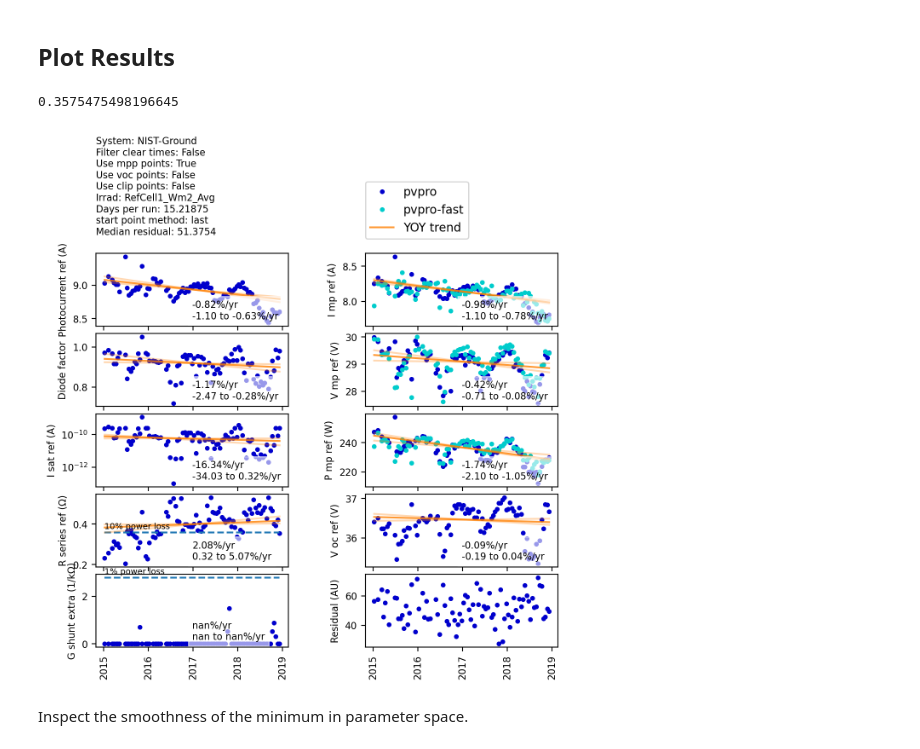
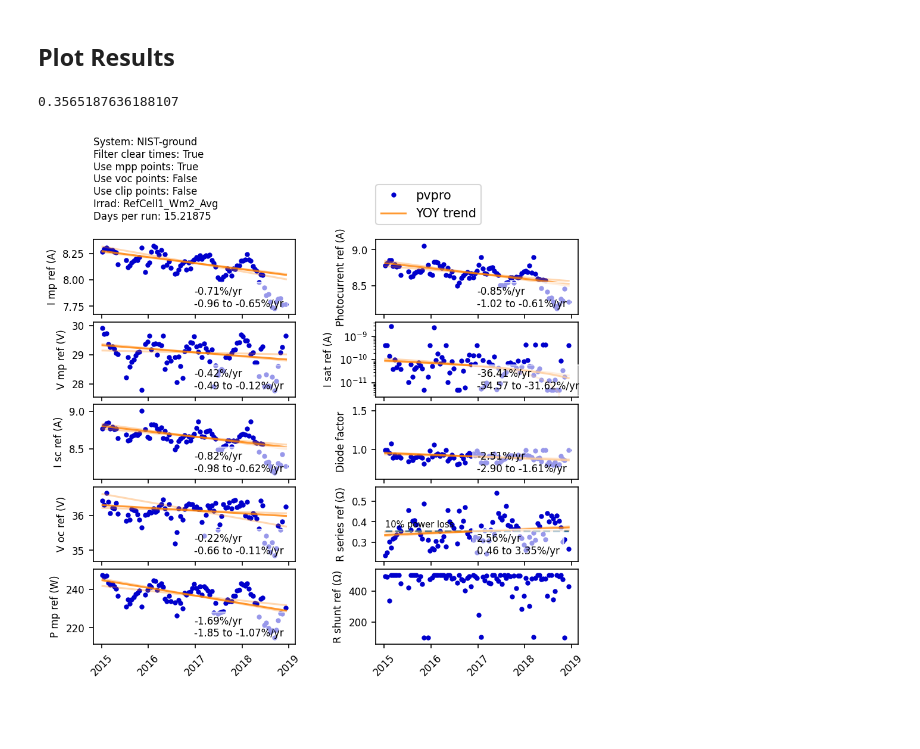
Before and after one commit to DuraMAT/pvpro, a Jupyter notebook: examples/NIST16_analyze.ipynb, the cells around one changed output. Saved outputs shown, nothing was run; the diff lists cells and outputs as text; code cells hidden in the pictures; blank space fills up the shorter version.

Commit message:
Update example of NIST analysis

```diff
--- a/examples/NIST16_analyze.ipynb
+++ b/examples/NIST16_analyze.ipynb
@@ -326,7 +389,7 @@ pvp = PvProHandler(df=pre.df,
                    modules_per_string=modules_per_string,
                    parallel_strings=parallel_strings,
                    resistance_shunt_ref=module['R_sh_ref'],
-                   system_name='NIST-Ground'
+                   system_name=sys_name
                   )
 # %%
 boolean_mask = np.logical_or.reduce((np.logical_and.reduce((
@@ -376,4 +433,7 @@ nNsVth_ref                 1.587666e+00
 dtype: float64
+# %%
+pvp.df['band_gap_ref'] = band_gap
+pvp.df['dEgdT'] = dEgdT
 # %% [markdown]
 Inspect the startpoint.
 # %%
@@ -390,12 +450,13 @@ hyperparams = {
     'use_voc_points': False,
     'use_mpp_points': True,
     'use_clip_points': False,
+    #'diode_factor': pvp.p0['diode_factor'], # no optimize of diode factor
     'method': 'minimize',
     'solver': 'L-BFGS-B',
     'days_per_run': 365.25/24,
     'iterations_per_year': 24,
     'start_point_method': 'last',
-    'save_figs_directory': save_figs_directory,
+    'saturation_current_multistart': [1],
     'plot_imp_max': 10,
     'plot_vmp_max': 45,
     'save_figs': False,
@@ -454,7 +540,7 @@ pfit.index = pd.to_datetime(pfit['t_start'])
 pfit['t_start'] = pd.to_datetime(pfit['t_start'])
 
 pfit.dropna(inplace=True)
-pfit = pfit[pfit['residual'] < np.percentile(pfit['residual'],95)]
+pfit = pfit[pfit['residual'] < np.percentile(pfit['residual'],99)]
 pfit.to_csv('results_NIST/{}_{}_results.csv'.format(pvp.system_name, date_saved),
            index=False)
 
@@ -466,20 +552,23 @@ yoy_result = analyze_yoy(pfit)
 # %%
 
 
 extra_text = 'System: {}\n'.format(pvp.system_name) + \
                  'Filter clear times: {}\n'.format(filter_clear_time) + \
                  'Use mpp points: {}\n'.format(hyperparams['use_mpp_points']) + \
                  'Use voc points: {}\n'.format(hyperparams['use_voc_points']) + \
                  'Use clip points: {}\n'.format(hyperparams['use_clip_points']) + \
                  'Irrad: {}\n'.format(pvp.irradiance_poa_key) + \
-                 'Days per run: {}\n'.format(hyperparams['days_per_run']) + \
-                 'start point method: {}\n'.format(hyperparams['start_point_method']) + \
-                  'Median residual: {:.4f}\n'.format(1000*np.median(pfit['residual']))
+                 'Days per run: {}\n'.format(hyperparams['days_per_run'])
 
-plot_results_timeseries(pfit,yoy_result,extra_text=extra_text)
-plt.gcf().set_dpi(200)
+keys_to_plot = ['i_mp_ref', 'photocurrent_ref',
+                        'v_mp_ref', 'saturation_current_ref',
+                        'i_sc_ref', 'diode_factor',
+                        'v_oc_ref', 'resistance_series_ref',
+                        'p_mp_ref', 'resistance_shunt_ref'
+                        ]
+plot_results_timeseries(pfit,yoy_result,extra_text=extra_text,
+                        keys_to_plot=keys_to_plot)
+plt.gcf().set_dpi(150)
 # %% [output]
-0.3575475498196645
+0.3565187636188107
-[figure, old version]
+[figure, new version]
-# %% [markdown]
-Inspect the smoothness of the minimum in parameter space.
```
Also changed, not shown: parts of 32 cells of this notebook, 2 other files.
